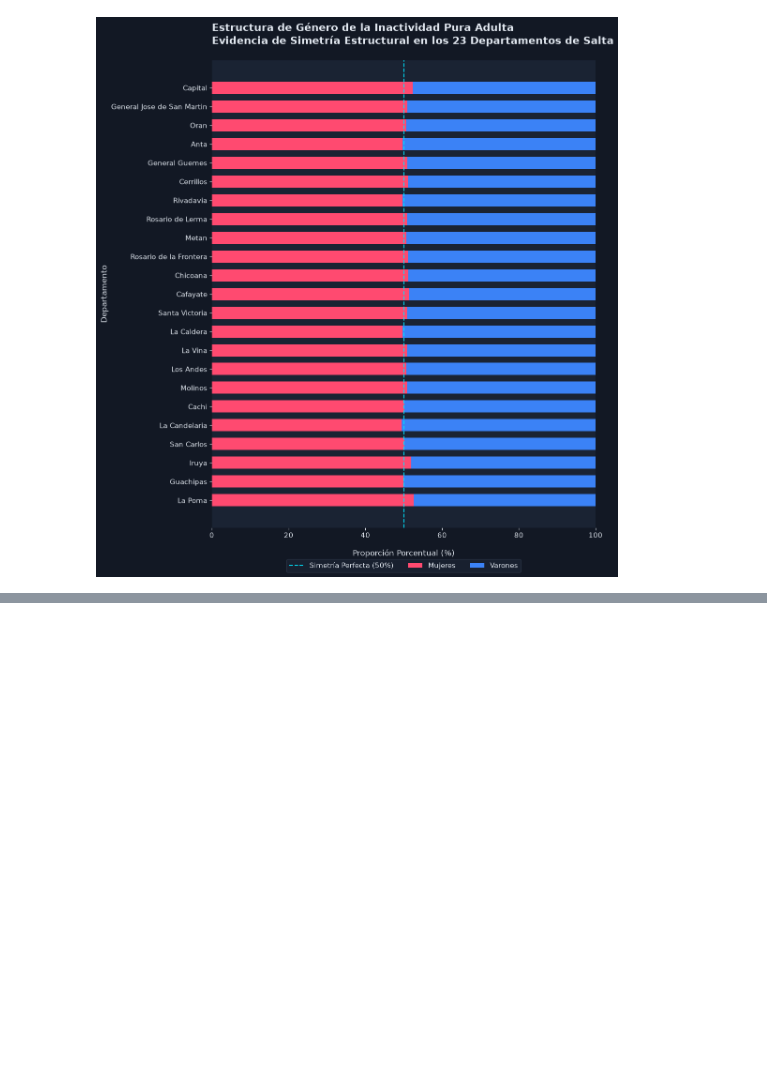
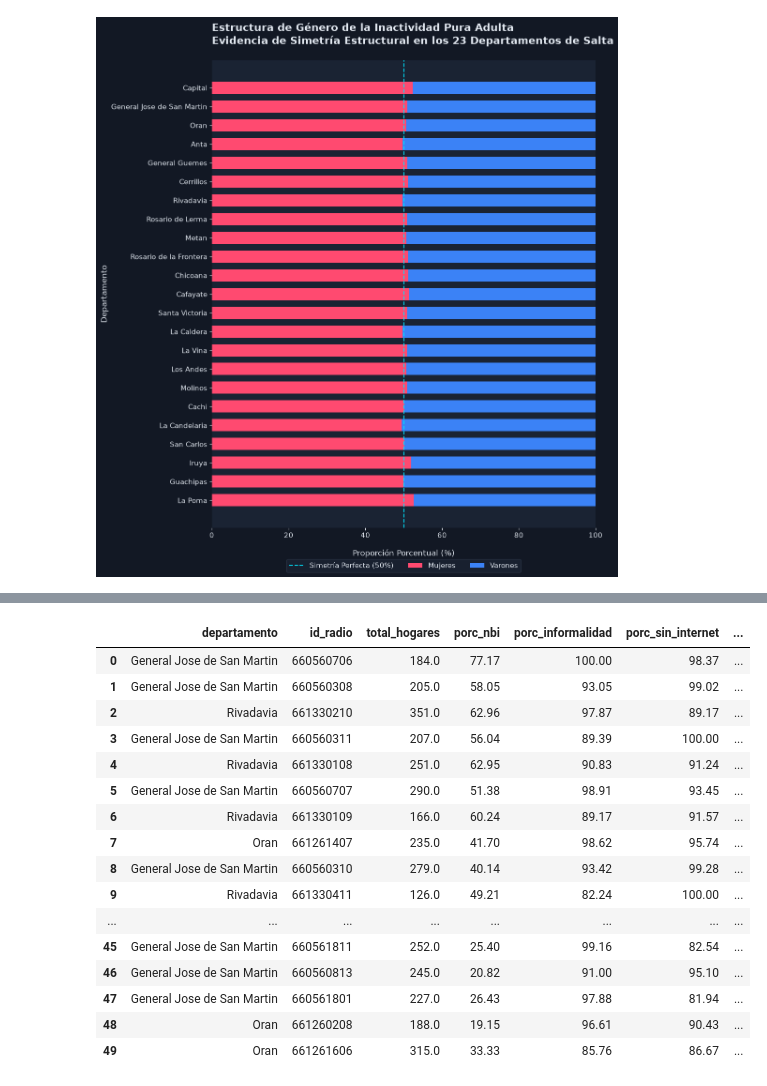
Before and after one commit to turkoModad/censo-pipeline-geoanalytics, a Jupyter notebook: consultas.ipynb, the cells around one changed output, grey strips where cells are left out. Cells and saved outputs as stored; diff of their text form; code cells hidden in the pictures; blank space fills up the shorter version.

Commit message:
agregue query indice de vulnerabilidad critica por radio

```diff
--- a/consultas.ipynb
+++ b/consultas.ipynb
@@ -775,3 +775,71 @@ plt.tight_layout()
 plt.show()
 # %% [output]
 [figure]
+# %%
+query_critica = """
+WITH metrics_nbi AS (
+    SELECT
+        fh.codigo AS id_radio,
+        SUM(CASE WHEN LOWER(TRIM(dc.categoria)) = 'sí' THEN fh.cantidad ELSE 0 END) AS hogares_nbi,
+        SUM(fh.cantidad) AS total_hogares_nbi
+    FROM fact_hogar fh
+    JOIN dim_categorias dc ON fh.id_categoria = dc.id_categoria
+    JOIN dim_variables dv ON dc.id_variable = dv.id_variable
+    WHERE dv.cod_variable = 'HOGAR_NBI_TOT'
+    GROUP BY fh.codigo
+),
+metrics_escritura AS (
+    SELECT
+        fh.codigo AS id_radio,
+        SUM(fh.cantidad) - SUM(CASE WHEN dc.cod_categoria = 1 THEN fh.cantidad ELSE 0 END) AS hogares_sin_escritura,
+        SUM(fh.cantidad) AS total_hogares_escritura
+    FROM fact_hogar fh
+    JOIN dim_categorias dc ON fh.id_categoria = dc.id_categoria
+    JOIN dim_variables dv ON dc.id_variable = dv.id_variable
+    WHERE dv.cod_variable = 'HOGAR_H23'
+    GROUP BY fh.codigo
+),
+metrics_internet AS (
+    SELECT
+        fh.codigo AS id_radio,
+        SUM(fh.cantidad) - SUM(CASE WHEN dc.cod_categoria = 1 THEN fh.cantidad ELSE 0 END) AS hogares_sin_internet,
+        SUM(fh.cantidad) AS total_hogares_internet
+    FROM fact_hogar fh
+    JOIN dim_categorias dc ON fh.id_categoria = dc.id_categoria
+    JOIN dim_variables dv ON dc.id_variable = dv.id_variable
+    WHERE dv.cod_variable = 'HOGAR_H24A'
+    GROUP BY fh.codigo
+)
+SELECT
+    COALESCE(dg.departamento, 'Desconocido/Interior') AS departamento,
+    gr.id_radio,
+    n.total_hogares_nbi AS total_hogares,
+    n.hogares_nbi,
+    ROUND((n.hogares_nbi::numeric / n.total_hogares_nbi) * 100, 2) AS porc_nbi,
+    e.hogares_sin_escritura,
+    ROUND((e.hogares_sin_escritura::numeric / e.total_hogares_escritura) * 100, 2) AS porc_informalidad,
+    i.hogares_sin_internet,
+    ROUND((i.hogares_sin_internet::numeric / i.total_hogares_internet) * 100, 2) AS porc_sin_internet,
+    -- Índice compuesto simple (Promedio de las tres privaciones)
+    ROUND((
+        ((n.hogares_nbi::numeric / n.total_hogares_nbi) * 100) +
+        ((e.hogares_sin_escritura::numeric / e.total_hogares_escritura) * 100) +
+        ((i.hogares_sin_internet::numeric / i.total_hogares_internet) * 100)
+    ) / 3, 2) AS indice_vulnerabilidad_critica,
+    gr.geometry
+FROM (
+    SELECT codigo AS id_radio, departamento, geometry FROM public.geo_radios_2022
+) gr
+JOIN metrics_nbi n ON TRIM(gr.id_radio) = TRIM(n.id_radio)
+JOIN metrics_escritura e ON TRIM(gr.id_radio) = TRIM(e.id_radio)
+JOIN metrics_internet i ON TRIM(gr.id_radio) = TRIM(i.id_radio)
+LEFT JOIN dim_geografia dg ON TRIM(gr.id_radio) = TRIM(dg.codigo)
+WHERE n.total_hogares_nbi >= 30 -- Filtro de relevancia estadística para evitar sesgos
+ORDER BY indice_vulnerabilidad_critica DESC;
+"""
+
+geo_df_critico = gpd.read_postgis(query_critica, engine, geom_col="geometry", crs="EPSG:4326")
+
+print("Top 50 Radios Censales con Emergencia Estructural Sistémica:")
+display(geo_df_critico[["departamento", "id_radio", "total_hogares", "porc_nbi", "porc_informalidad", "porc_sin_internet", "indice_vulnerabilidad_critica"]].head(50))
+# %% [output]
@@ -777,0 +847,17 @@ plt.show()
+|  | departamento | id_radio | total_hogares | porc_nbi | porc_informalidad | porc_sin_internet | ... |
+| 0 | General Jose de San Martin | 660560706 | 184.0 | 77.17 | 100.00 | 98.37 | ... |
+| 1 | General Jose de San Martin | 660560308 | 205.0 | 58.05 | 93.05 | 99.02 | ... |
+| 2 | Rivadavia | 661330210 | 351.0 | 62.96 | 97.87 | 89.17 | ... |
+| 3 | General Jose de San Martin | 660560311 | 207.0 | 56.04 | 89.39 | 100.00 | ... |
+| 4 | Rivadavia | 661330108 | 251.0 | 62.95 | 90.83 | 91.24 | ... |
+| 5 | General Jose de San Martin | 660560707 | 290.0 | 51.38 | 98.91 | 93.45 | ... |
+| 6 | Rivadavia | 661330109 | 166.0 | 60.24 | 89.17 | 91.57 | ... |
+| 7 | Oran | 661261407 | 235.0 | 41.70 | 98.62 | 95.74 | ... |
+| 8 | General Jose de San Martin | 660560310 | 279.0 | 40.14 | 93.42 | 99.28 | ... |
+| 9 | Rivadavia | 661330411 | 126.0 | 49.21 | 82.24 | 100.00 | ... |
+| ... | ... | ... | ... | ... | ... | ... | ... |
+| 45 | General Jose de San Martin | 660561811 | 252.0 | 25.40 | 99.16 | 82.54 | ... |
+| 46 | General Jose de San Martin | 660560813 | 245.0 | 20.82 | 91.00 | 95.10 | ... |
+| 47 | General Jose de San Martin | 660561801 | 227.0 | 26.43 | 97.88 | 81.94 | ... |
+| 48 | Oran | 661260208 | 188.0 | 19.15 | 96.61 | 90.43 | ... |
+| 49 | Oran | 661261606 | 315.0 | 33.33 | 85.76 | 86.67 | ... |
```
Also changed, not shown: parts of 1 cell of this notebook.
